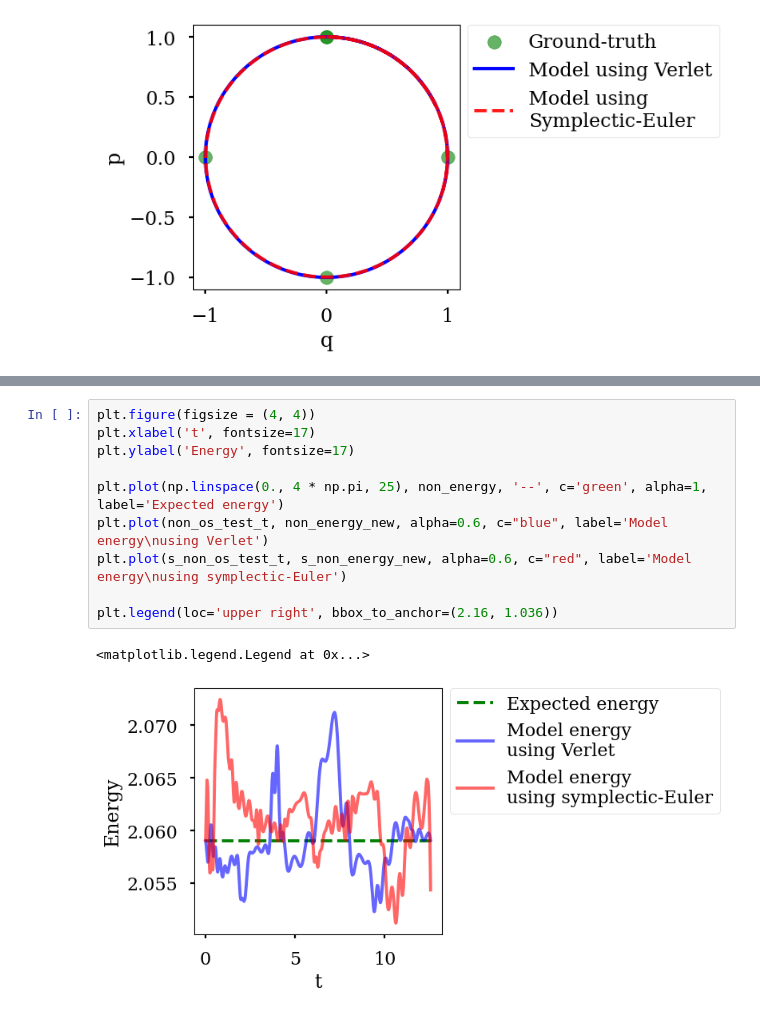
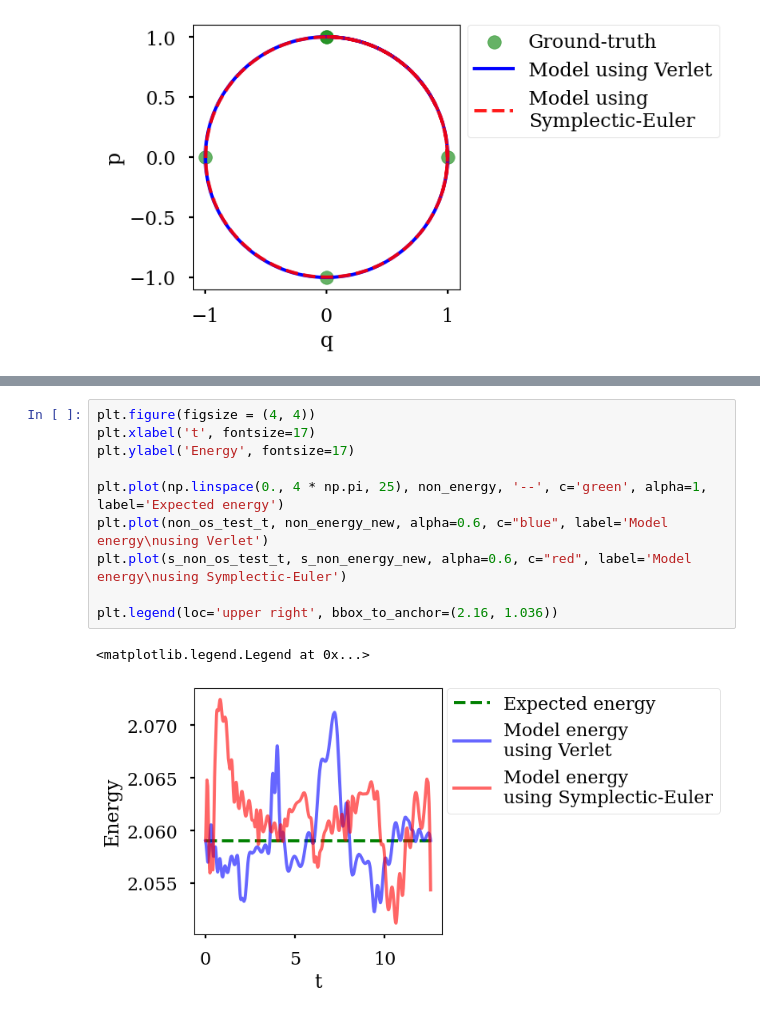
Before and after one commit to tayfununal/solving_hamiltonian_with_deeplearning, a Jupyter notebook: stage.ipynb, the cells around one changed output, grey strips where cells are left out. Cells and saved outputs as stored; diff of their text form.

```diff
--- a/stage.ipynb
+++ b/stage.ipynb
@@ -398,16 +398,16 @@ plt.legend(loc='upper right', bbox_to_anchor=(2.16, 1.036))
 # %%
 plt.figure(figsize = (4, 4))
 plt.xlabel('t', fontsize=17)
 plt.ylabel('Energy', fontsize=17)
 
 plt.plot(np.linspace(0., 4 * np.pi, 25), non_energy, '--', c='green', alpha=1, label='Expected energy')
 plt.plot(non_os_test_t, non_energy_new, alpha=0.6, c="blue", label='Model energy\nusing Verlet')
-plt.plot(s_non_os_test_t, s_non_energy_new, alpha=0.6, c="red", label='Model energy\nusing symplectic-Euler')
+plt.plot(s_non_os_test_t, s_non_energy_new, alpha=0.6, c="red", label='Model energy\nusing Symplectic-Euler')
 
 plt.legend(loc='upper right', bbox_to_anchor=(2.16, 1.036))
 # %% [output]
 <matplotlib.legend.Legend at 0x...>
-[figure, old version]
+[figure, new version]
 # %%
 plt.figure(figsize = (4, 4))
 plt.xlabel('t', fontsize=17)
```
Also changed, not shown: parts of 4 cells of this notebook.
